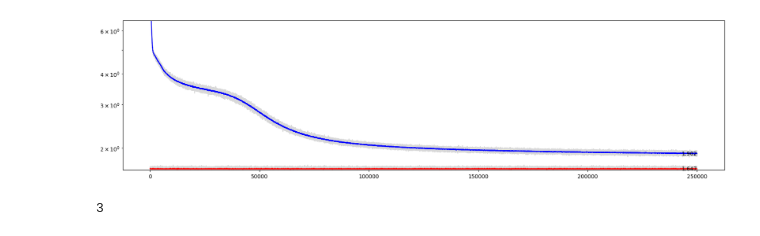
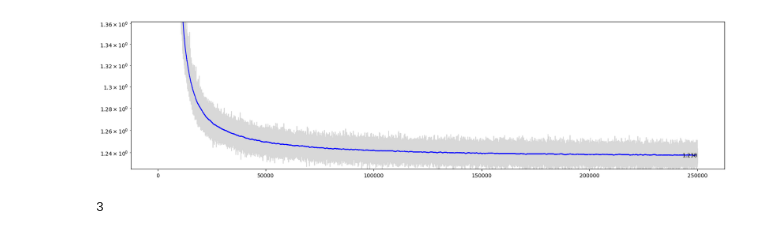
Before and after one commit to akarshkumar0101/synthetic-mdps, a Jupyter notebook: src/viz_final.ipynb, the cells around one changed output. Cells and saved outputs as stored; diff of their text form; code cells hidden in the pictures.

```diff
--- a/src/viz_final.ipynb
+++ b/src/viz_final.ipynb
@@ -53,16 +55,16 @@ def plot_loss(loss, smooth_window=1, ylim=(0.99, 2.), logscale=True, text=True,
         plt.yscale('log')
 # %%
 plt.figure(figsize=(20, 5))
-metrics = load_pkl("../data/exp_icl/train_bc/name=Asterix-MinAtar", "metrics_train.pkl")
+metrics = load_pkl("../data/exp_icl/train_bc/name=Breakout-MinAtar", "metrics_train.pkl")
 loss = metrics['ce'].mean(axis=-1)
-plot_loss(np.e**loss, smooth_window=51, ylim=(.99, 1.1), c='b')
+plot_loss(np.e**loss, smooth_window=1001, ylim=(.99, 1.1), c='b')
 
-loss = metrics['tar_entr'].mean(axis=-1)
-plot_loss(np.e**loss, smooth_window=51, ylim=(.99, 4), c='r')
+# loss = metrics['tar_entr'].mean(axis=-1)
+# plot_loss(np.e**loss, smooth_window=51, ylim=(.99, 4), c='r')
 
 plt.show()
 # %% [output]
-[figure, old version]
+[figure, new version]
 # %%
 import gymnax
 env, _ = gymnax.make("Freeway-MinAtar")
```
Also changed, not shown: parts of 10 cells of this notebook, 19 other files.
